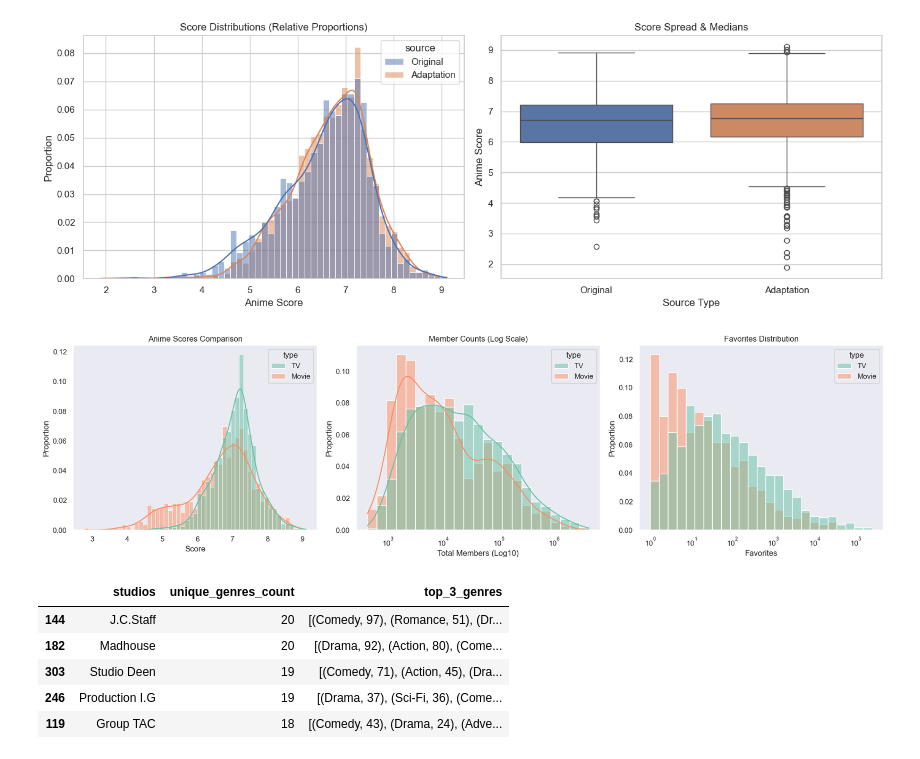
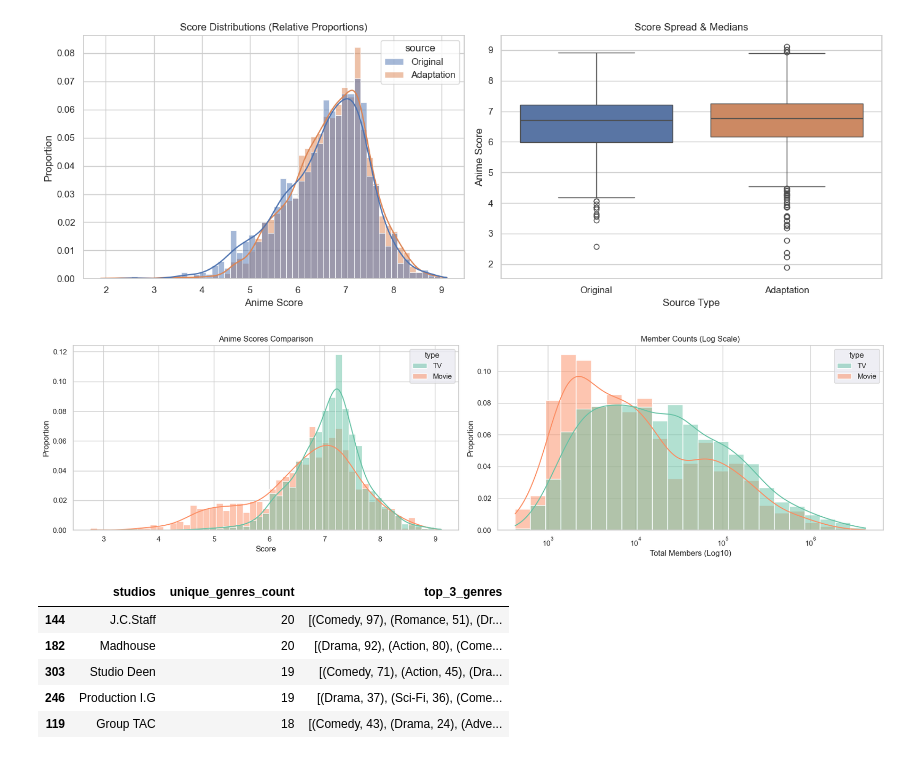
Before and after one commit to AZysk0/anime-data-analysis, a Jupyter notebook: anime_analysis_tasks.ipynb, the cells around one changed output. Saved outputs shown, nothing was run; the diff lists cells and outputs as text; code cells hidden in the pictures.

```diff
--- a/anime_analysis_tasks.ipynb
+++ b/anime_analysis_tasks.ipynb
@@ -1010,7 +1008,7 @@ plot_data = plot_data[plot_data['type'].isin(['TV', 'Movie'])]
 # movie_type = plot_data.query('type == "Movie"')
 
 # multiple histograms, hue='type'
-fig, axes = plt.subplots(1, 3, figsize=(18, 5))
+fig, axes = plt.subplots(1, 2, figsize=(18, 5))
 
 sns.set_theme(palette='Set2')
 
@@ -1021,47 +1019,34 @@ sns.histplot(
     hue='type',
     kde=True,
     stat="proportion",
     common_norm=False,
     ax=axes[0]
 )
 axes[0].set_title('Anime Scores Comparison')
 axes[0].set_xlabel('Score')
 
 # --- Subplot 2: Members (Log Scale) ---
 sns.histplot(
     data=plot_data,
     x='members',
     hue='type',
     kde=True,
     stat="proportion",
     common_norm=False,
     log_scale=True,  # Compresses the 0 to 1M+ variance beautifully
     ax=axes[1]
 )
 axes[1].set_title('Member Counts (Log Scale)')
 axes[1].set_xlabel('Total Members (Log10)')
 
-# --- Subplot 3: Favorites (Log Scale) ---
-sns.histplot(
-    data=plot_data,
-    x='favorites',
-    hue='type',
-    kde=True,
-    stat="proportion",
-    common_norm=False,
-    log_scale=True,  # Smooths out the severe right skew
-    ax=axes[2]
-)
 
-axes[2].set_title('Favorites Distribution')
-axes[2].set_xlabel('Favorites')
 
 # 3. Adjust spacing smoothly across all three plots
 plt.tight_layout()
 
 # sns.histplot(data=plot_data)
 # %% [output]
-[figure, old version]
+[figure, new version]
 # %%
 # 32. Find the most genre-diverse studios.
 from collections import Counter
```
Also changed, not shown: parts of 10 cells of this notebook, 2 other files.
